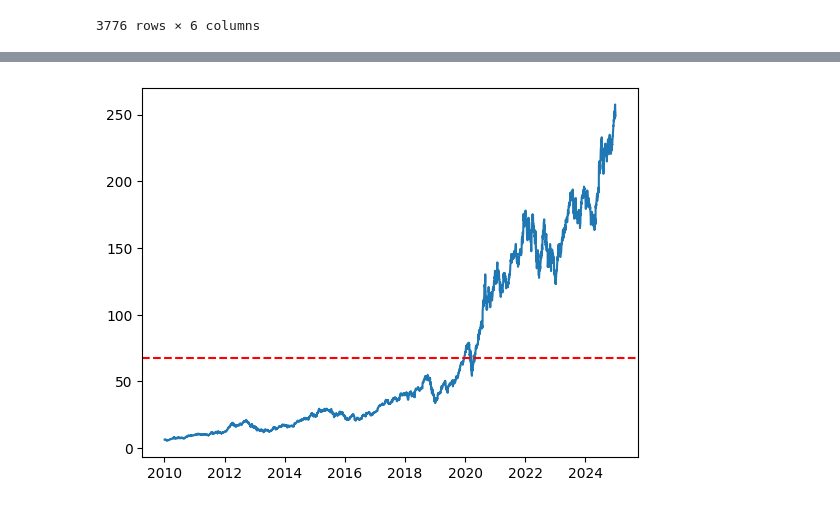
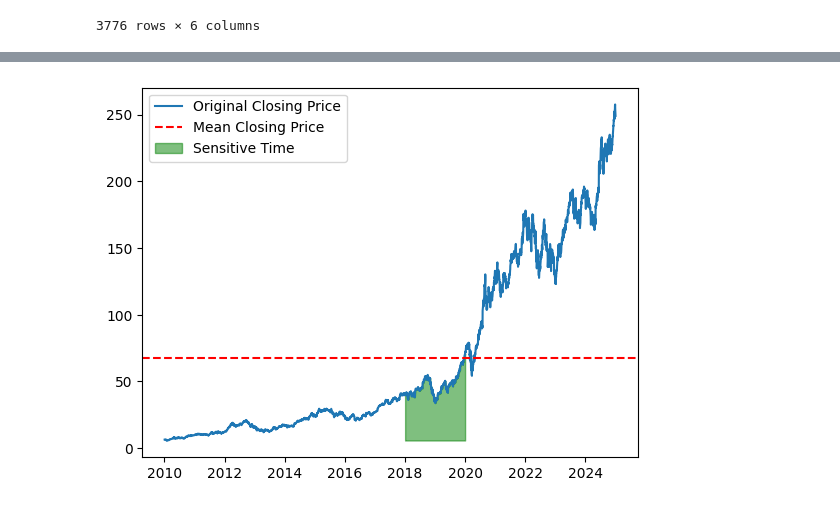
Before and after one commit to tanmaykumarchaki/AI-Driven-Market-Transformation-Analytics, a Jupyter notebook: ai-market-regime-shift-analysis/data_import.ipynb, the cells around one changed output, grey strips where cells are left out. Drawn from its saved outputs; the diff is of its cells as text; code cells hidden in the pictures.

```diff
--- a/ai-market-regime-shift-analysis/data_import.ipynb
+++ b/ai-market-regime-shift-analysis/data_import.ipynb
@@ -145,13 +145,26 @@ df1.set_index
 # %%
 df1['Close'] = pd.to_numeric(df1['Close'], errors = 'coerce')
 df1['Close'] = df1['Close'].round(2)
 
+mask_cls = ((df1['Date'] >= "2018-01-01" ) & (df1['Date'] <= "2020-01-01"))
 x_close = df1['Close'].values
 y_close = df1['Date'].values
 x_close_mean = df1['Close'].values.mean()
 
-plt.plot(y_close,x_close)
-plt.axhline(x_close_mean, color = 'r', linestyle = '--')
+y_min_close = min(x_close)
+
+
+plt.plot(y_close,x_close, label = "Original Closing Price")
+plt.axhline(x_close_mean, color = 'r', linestyle = '--', label = "Mean Closing Price")
+plt.fill_between(
+    y_close, x_close,
+    y_min_close,
+    where =mask_cls,
+    color = 'g',
+    alpha = 0.5,
+    label = 'Sensitive Time'
+)
+plt.legend()
 plt.show()
 # %% [output]
-[figure, old version]
+[figure, new version]
```
Also changed, not shown: parts of 3 cells of this notebook.
